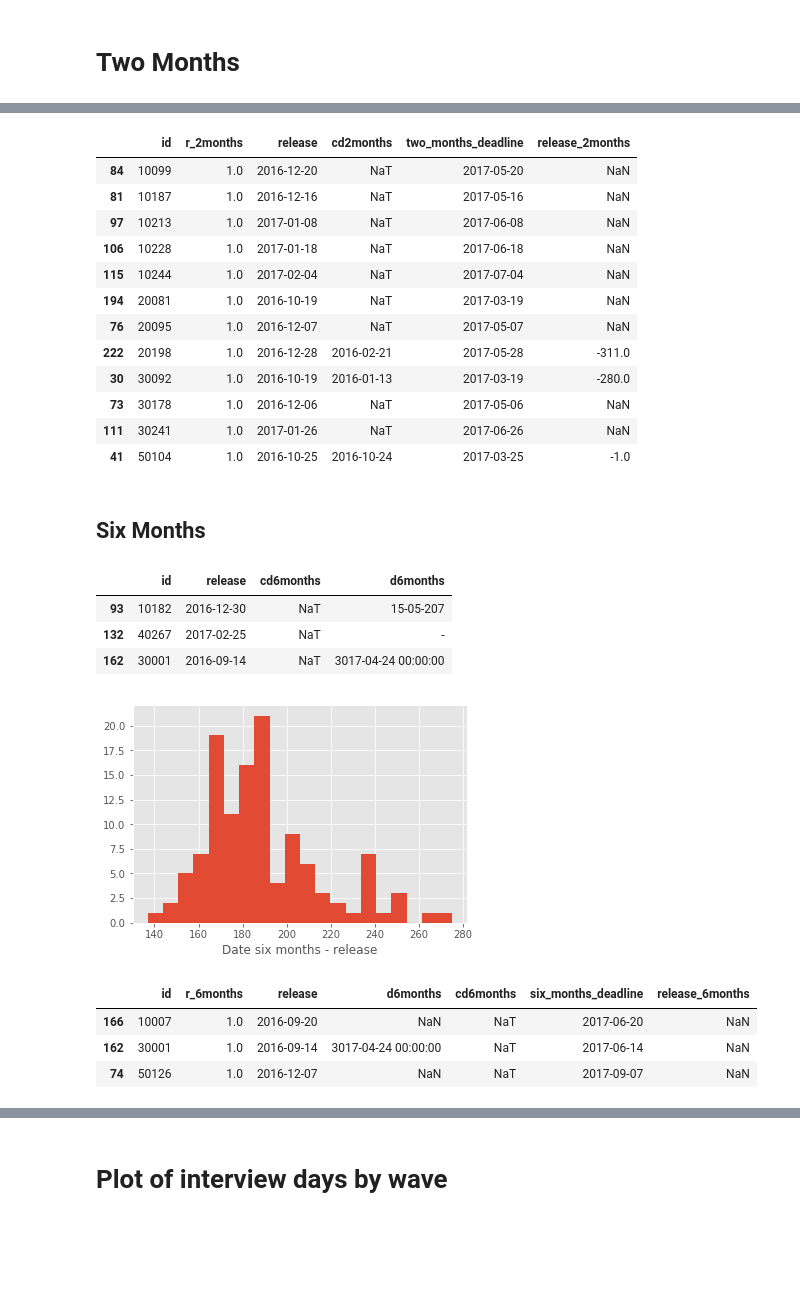
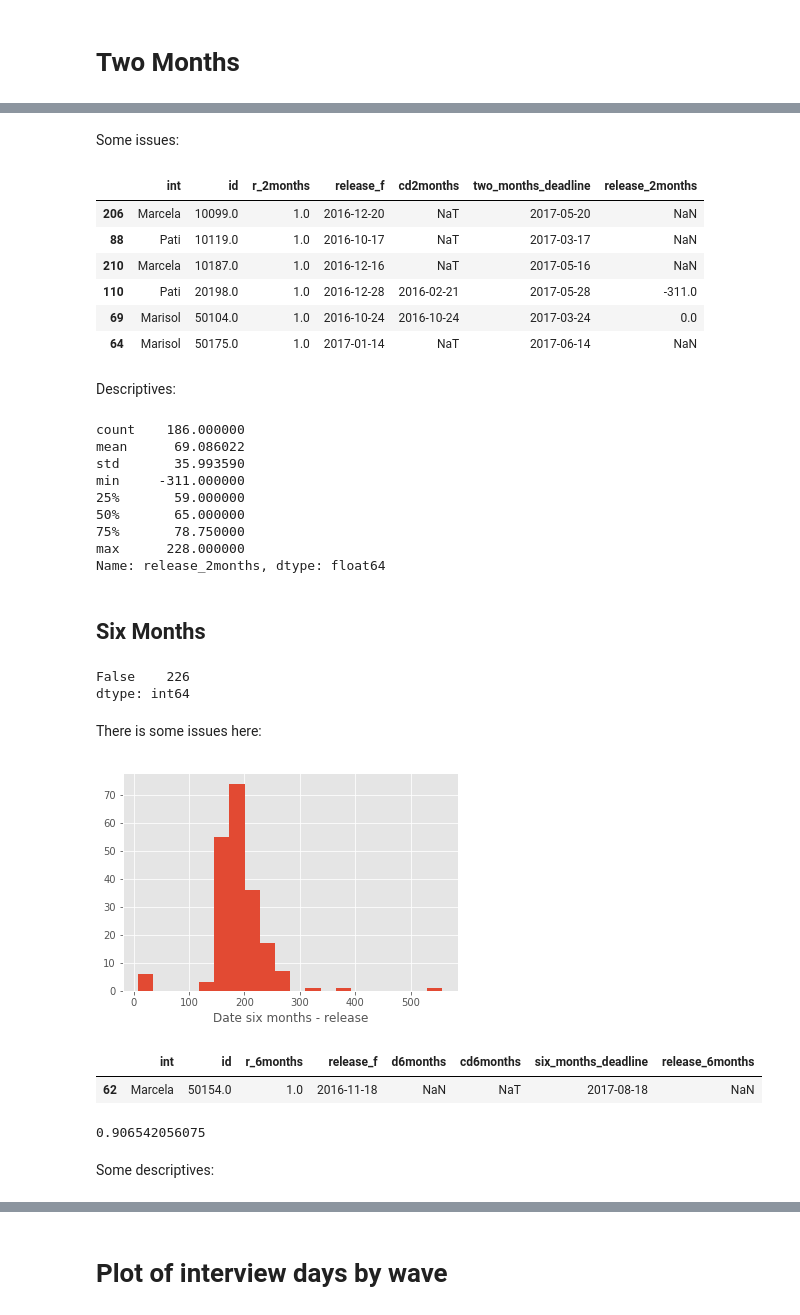
Before and after one commit to sdaza/reentry-chile, a Jupyter notebook: reports/reentry_chile_response_rates.ipynb, the cells around one changed output, grey strips where cells are left out. Saved outputs shown, nothing was run; the diff lists cells and outputs as text; code cells hidden in the pictures; blank space fills up the shorter version.

```diff
--- a/reports/reentry_chile_response_rates.ipynb
+++ b/reports/reentry_chile_response_rates.ipynb
@@ -284,5 +368,5 @@ for i in range(0,len(errors)):
 s = (df.r_2months == 1)
 #df.loc[s, 'cd2months'].isnull().value_counts()
 # %%
-df = df.assign(release_2months = (df.cd2months - df.release).dt.days)
+df = df.assign(release_2months = (df.cd2months - df.release_f).dt.days)
 #df.release_2months.describe()
@@ -294,26 +380,36 @@ ax.set_xlabel('Date two months - release');
+# %% [markdown]
+Some issues:
 # %%
-df['two_months_deadline'] = pd.DatetimeIndex( df['release'] ) + pd.DateOffset(months = 5)
+df['two_months_deadline'] = pd.DatetimeIndex( df['release_f'] ) + pd.DateOffset(months = 5)
 s = ((df.r_2months == 1) & (today > df.two_months_deadline)) & ( (df.release_2months <= 0) | (df.cd2months.isnull()))
-df.loc[s,['id', 'r_2months', 'release', 'cd2months', 'two_months_deadline', 'release_2months']].sort_values('id')
+df.loc[s,['int', 'id', 'r_2months', 'release_f', 'cd2months', 'two_months_deadline', 'release_2months']].sort_values('id')
 # %% [output]
-|  | id | r_2months | release | cd2months | two_months_deadline | release_2months |
-| 84 | 10099 | 1.0 | 2016-12-20 | NaT | 2017-05-20 | NaN |
-| 81 | 10187 | 1.0 | 2016-12-16 | NaT | 2017-05-16 | NaN |
-| 97 | 10213 | 1.0 | 2017-01-08 | NaT | 2017-06-08 | NaN |
-| 106 | 10228 | 1.0 | 2017-01-18 | NaT | 2017-06-18 | NaN |
-| 115 | 10244 | 1.0 | 2017-02-04 | NaT | 2017-07-04 | NaN |
-| 194 | 20081 | 1.0 | 2016-10-19 | NaT | 2017-03-19 | NaN |
-| 76 | 20095 | 1.0 | 2016-12-07 | NaT | 2017-05-07 | NaN |
-| 222 | 20198 | 1.0 | 2016-12-28 | 2016-02-21 | 2017-05-28 | -311.0 |
-| 30 | 30092 | 1.0 | 2016-10-19 | 2016-01-13 | 2017-03-19 | -280.0 |
-| 73 | 30178 | 1.0 | 2016-12-06 | NaT | 2017-05-06 | NaN |
-| 111 | 30241 | 1.0 | 2017-01-26 | NaT | 2017-06-26 | NaN |
-| 41 | 50104 | 1.0 | 2016-10-25 | 2016-10-24 | 2017-03-25 | -1.0 |
+|  | int | id | r_2months | release_f | cd2months | two_months_deadline | release_2months |
+| 206 | Marcela | 10099.0 | 1.0 | 2016-12-20 | NaT | 2017-05-20 | NaN |
+| 88 | Pati | 10119.0 | 1.0 | 2016-10-17 | NaT | 2017-03-17 | NaN |
+| 210 | Marcela | 10187.0 | 1.0 | 2016-12-16 | NaT | 2017-05-16 | NaN |
+| 110 | Pati | 20198.0 | 1.0 | 2016-12-28 | 2016-02-21 | 2017-05-28 | -311.0 |
+| 69 | Marisol | 50104.0 | 1.0 | 2016-10-24 | 2016-10-24 | 2017-03-24 | 0.0 |
+| 64 | Marisol | 50175.0 | 1.0 | 2017-01-14 | NaT | 2017-06-14 | NaN |
 # %%
 tab  = df.loc[ (today > df.two_months_deadline) | (df.r_2months == 1), 'r_2months'].value_counts()
 # print(tab)
 rr_2months = [i / sum(list(tab)) for i in tab][0]
 # print(rr_2months)
+# %% [markdown]
+Descriptives:
+# %%
+df.release_2months.describe()
+# %% [output]
+count    186.000000
+mean      69.086022
+std       35.993590
+min     -311.000000
+25%       59.000000
+50%       65.000000
+75%       78.750000
+max      228.000000
+Name: release_2months, dtype: float64
 # %% [markdown]
 ## Six Months
 # %%
@@ -321,6 +417,6 @@ varname = [col for col in df.columns if 'participa ' in col]
 #print(varname)
 # %%
-df = df.rename(columns={varname[0]: 'r_6months'})
+#df = df.rename(columns={varname[0]: 'r_6months'})
 df.r_6months.value_counts()
 df['r_6months'] = df['r_6months'].str.contains("s|S").astype(float)
 df['r_6months'] = df.r_6months.fillna(0)
@@ -332,12 +428,10 @@ varname = [col for col in df.columns if 'fecha entrevista' in col]
 #print(varname)
 # %%
-df = df.rename(columns={varname[0]: 'd6months'})
+#df = df.rename(columns={varname[0]: 'd6months'})
 df['cd6months'] = [clean_dates(i) for i in df['d6months']]
 
 m = df.cd6months.isnull() & df.d6months.notnull()
-df.loc[m, ['id', 'release', 'cd6months', 'd6months']]
+m.value_counts()
 # %% [output]
-|  | id | release | cd6months | d6months |
-| 93 | 10182 | 2016-12-30 | NaT | 15-05-207 |
-| 132 | 40267 | 2017-02-25 | NaT | - |
-| 162 | 30001 | 2016-09-14 | NaT | 3017-04-24 00:00:00 |
+False    226
+dtype: int64
@@ -344,19 +440,20 @@ df.loc[m, ['id', 'release', 'cd6months', 'd6months']]
 # %%
 s = (df.r_6months == 1)
 #df.loc[s, 'cd6months'].isnull().value_counts()
+# %% [markdown]
+There is some issues here:
 # %%
-df = df.assign(release_6months = (df.cd6months - df.release).dt.days)
+df.loc[df.id == 50209, 'cd6months'] = pd.to_datetime('2017-07-30')
+df = df.assign(release_6months = (df.cd6months - df.release_f).dt.days)
 
 ax = df.release_6months.hist(bins = 20);
 ax.set_xlabel('Date six months - release');
 # %% [output]
-[figure, old version]
+[figure, new version]
 # %%
-df['six_months_deadline'] = pd.DatetimeIndex( df['release'] ) + pd.DateOffset(months = 9)
+df['six_months_deadline'] = pd.DatetimeIndex( df['release_f'] ) + pd.DateOffset(months = 9)
 s = ((df.r_6months == 1) & (today > df.six_months_deadline)) & ( (df.release_6months <= 0) | (df.cd6months.isnull()))
-df.loc[s,['id', 'r_6months', 'release', 'd6months', 'cd6months', 'six_months_deadline', 'release_6months']].sort_values('id')
+df.loc[s,['int', 'id', 'r_6months', 'release_f', 'd6months', 'cd6months', 'six_months_deadline', 'release_6months']].sort_values('id')
 # %% [output]
-|  | id | r_6months | release | d6months | cd6months | six_months_deadline | release_6months |
-| 166 | 10007 | 1.0 | 2016-09-20 | NaN | NaT | 2017-06-20 | NaN |
-| 162 | 30001 | 1.0 | 2016-09-14 | 3017-04-24 00:00:00 | NaT | 2017-06-14 | NaN |
-| 74 | 50126 | 1.0 | 2016-12-07 | NaN | NaT | 2017-09-07 | NaN |
+|  | int | id | r_6months | release_f | d6months | cd6months | six_months_deadline | release_6months |
+| 62 | Marcela | 50154.0 | 1.0 | 2016-11-18 | NaN | NaT | 2017-08-18 | NaN |
@@ -364,4 +463,8 @@ df.loc[s,['id', 'r_6months', 'release', 'd6months', 'cd6months', 'six_months_dea
 tab  = df.loc[(today > df.six_months_deadline)  | (df.r_6months == 1), 'r_6months'].value_counts()
 # print(tab)
 rr_6months = [i / sum(list(tab)) for i in tab][0]
-#print(rr_6months)
+print(rr_6months)
+# %% [output]
+0.906542056075
+# %% [markdown]
+Some descriptives:
```
Also changed, not shown: parts of 59 cells of this notebook.
